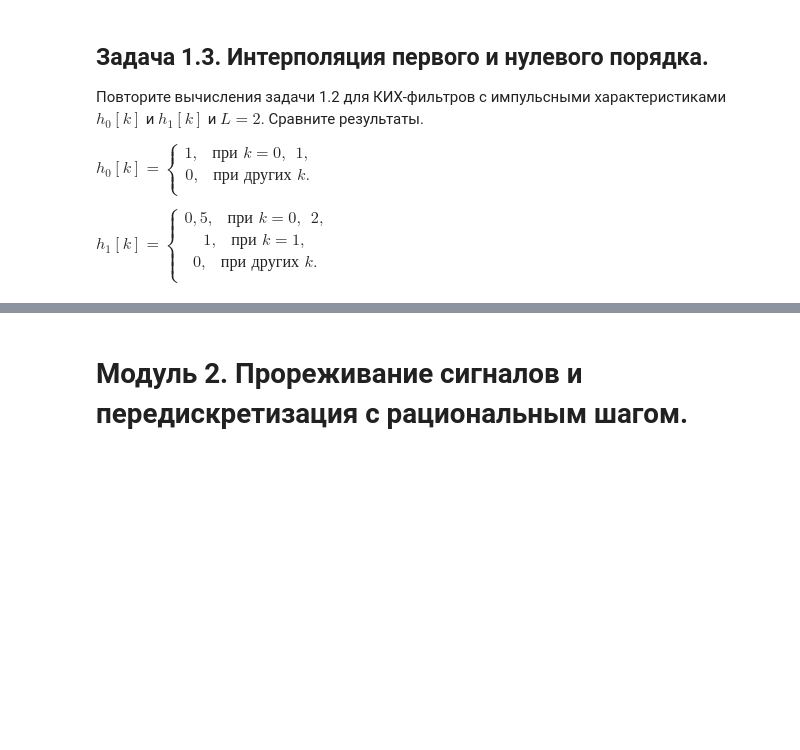
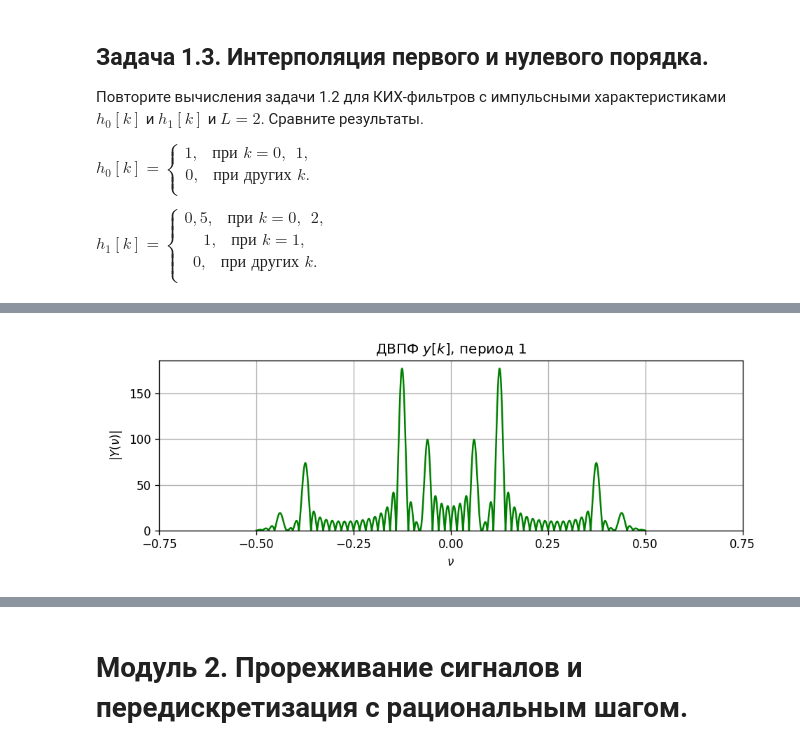
Before and after one commit to derzhavin3016/DSP-labs, a Jupyter notebook: lab6/dsp_lab6.ipynb, the cells around one changed output, grey strips where cells are left out. Saved outputs shown, nothing was run; the diff lists cells and outputs as text; code cells hidden in the pictures; blank space fills up the shorter version.

```diff
--- a/lab6/dsp_lab6.ipynb
+++ b/lab6/dsp_lab6.ipynb
@@ -280,0 +344,15 @@ ${{h}_{1}}[k]=\left\{ \begin{matrix}
+# %%
+nu, Xn = dtft(y)
+
+plt.figure(figsize=[8, 3], dpi=120)
+plt.plot(nu, abs(Xn), "g")
+plt.axis(xmin=-0.5, xmax=0.5, ymin=0)
+plt.title("ДВПФ $y[k]$, период 1")
+plt.xlabel("$\\nu$")
+plt.ylabel("$|Y(\\nu)|$")
+plt.xlim([-0.5, 0.5])
+plt.xticks([-0.5, -3 / (2 * L), -1 / (2 * L), 0, 1 / (2 * L), 3 / (2 * L), 0.5])
+plt.grid()
+plt.tight_layout()
+# %% [output]
+[figure, added]
```
Also changed, not shown: parts of 10 cells of this notebook.
